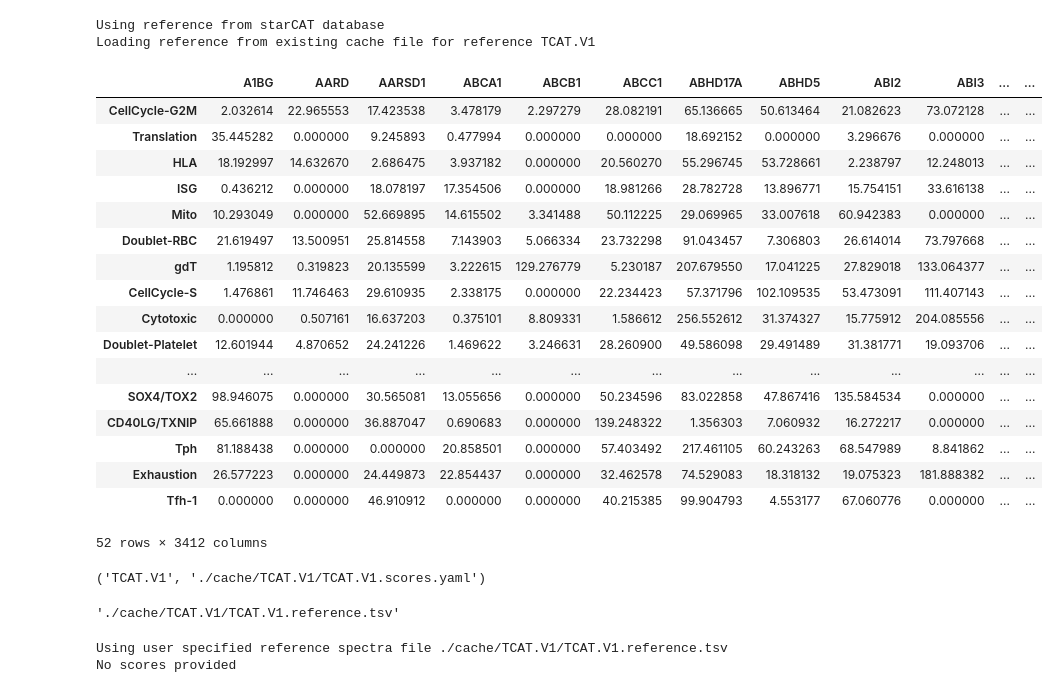
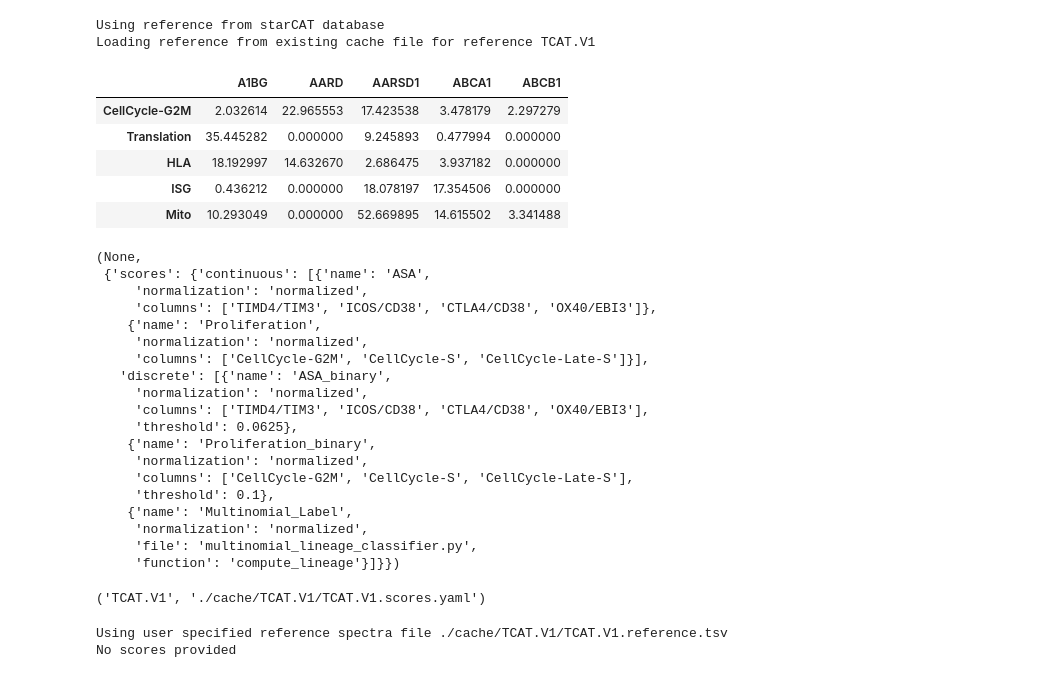
Before and after one commit to immunogenomics/starCAT, a Jupyter notebook: Testing/starCAT_testing.ipynb, the cells around one changed output. Drawn from its saved outputs; the diff is of its cells as text; code cells hidden in the pictures.

```diff
--- a/Testing/starCAT_testing.ipynb
+++ b/Testing/starCAT_testing.ipynb
@@ -32,34 +22,40 @@ cat_obj = starCAT()
 Using reference from starCAT database
 Loading reference from existing cache file for reference TCAT.V1
 # %%
-cat_obj.ref
+cat_obj.ref.iloc[0:5, 0:5]
 # %% [output]
-|  | A1BG | AARD | AARSD1 | ABCA1 | ABCB1 | ABCC1 | ABHD17A | ABHD5 | ABI2 | ABI3 | ... | ... |
-| CellCycle-G2M | 2.032614 | 22.965553 | 17.423538 | 3.478179 | 2.297279 | 28.082191 | 65.136665 | 50.613464 | 21.082623 | 73.072128 | ... | ... |
-| Translation | 35.445282 | 0.000000 | 9.245893 | 0.477994 | 0.000000 | 0.000000 | 18.692152 | 0.000000 | 3.296676 | 0.000000 | ... | ... |
-| HLA | 18.192997 | 14.632670 | 2.686475 | 3.937182 | 0.000000 | 20.560270 | 55.296745 | 53.728661 | 2.238797 | 12.248013 | ... | ... |
-| ISG | 0.436212 | 0.000000 | 18.078197 | 17.354506 | 0.000000 | 18.981266 | 28.782728 | 13.896771 | 15.754151 | 33.616138 | ... | ... |
-| Mito | 10.293049 | 0.000000 | 52.669895 | 14.615502 | 3.341488 | 50.112225 | 29.069965 | 33.007618 | 60.942383 | 0.000000 | ... | ... |
-| Doublet-RBC | 21.619497 | 13.500951 | 25.814558 | 7.143903 | 5.066334 | 23.732298 | 91.043457 | 7.306803 | 26.614014 | 73.797668 | ... | ... |
-| gdT | 1.195812 | 0.319823 | 20.135599 | 3.222615 | 129.276779 | 5.230187 | 207.679550 | 17.041225 | 27.829018 | 133.064377 | ... | ... |
-| CellCycle-S | 1.476861 | 11.746463 | 29.610935 | 2.338175 | 0.000000 | 22.234423 | 57.371796 | 102.109535 | 53.473091 | 111.407143 | ... | ... |
-| Cytotoxic | 0.000000 | 0.507161 | 16.637203 | 0.375101 | 8.809331 | 1.586612 | 256.552612 | 31.374327 | 15.775912 | 204.085556 | ... | ... |
-| Doublet-Platelet | 12.601944 | 4.870652 | 24.241226 | 1.469622 | 3.246631 | 28.260900 | 49.586098 | 29.491489 | 31.381771 | 19.093706 | ... | ... |
-| ... | ... | ... | ... | ... | ... | ... | ... | ... | ... | ... | ... | ... |
-| SOX4/TOX2 | 98.946075 | 0.000000 | 30.565081 | 13.055656 | 0.000000 | 50.234596 | 83.022858 | 47.867416 | 135.584534 | 0.000000 | ... | ... |
-| CD40LG/TXNIP | 65.661888 | 0.000000 | 36.887047 | 0.690683 | 0.000000 | 139.248322 | 1.356303 | 7.060932 | 16.272217 | 0.000000 | ... | ... |
-| Tph | 81.188438 | 0.000000 | 0.000000 | 20.858501 | 0.000000 | 57.403492 | 217.461105 | 60.243263 | 68.547989 | 8.841862 | ... | ... |
-| Exhaustion | 26.577223 | 0.000000 | 24.449873 | 22.854437 | 0.000000 | 32.462578 | 74.529083 | 18.318132 | 19.075323 | 181.888382 | ... | ... |
-| Tfh-1 | 0.000000 | 0.000000 | 46.910912 | 0.000000 | 0.000000 | 40.215385 | 99.904793 | 4.553177 | 67.060776 | 0.000000 | ... | ... |
+|  | A1BG | AARD | AARSD1 | ABCA1 | ABCB1 |
+| CellCycle-G2M | 2.032614 | 22.965553 | 17.423538 | 3.478179 | 2.297279 |
+| Translation | 35.445282 | 0.000000 | 9.245893 | 0.477994 | 0.000000 |
+| HLA | 18.192997 | 14.632670 | 2.686475 | 3.937182 | 0.000000 |
+| ISG | 0.436212 | 0.000000 | 18.078197 | 17.354506 | 0.000000 |
+| Mito | 10.293049 | 0.000000 | 52.669895 | 14.615502 | 3.341488 |
-52 rows × 3412 columns
+# %%
+cat_obj.scores, cat_obj.score_data
+# %% [output]
+(None,
+ {'scores': {'continuous': [{'name': 'ASA',
+     'normalization': 'normalized',
+     'columns': ['TIMD4/TIM3', 'ICOS/CD38', 'CTLA4/CD38', 'OX40/EBI3']},
+    {'name': 'Proliferation',
+     'normalization': 'normalized',
+     'columns': ['CellCycle-G2M', 'CellCycle-S', 'CellCycle-Late-S']}],
+   'discrete': [{'name': 'ASA_binary',
+     'normalization': 'normalized',
+     'columns': ['TIMD4/TIM3', 'ICOS/CD38', 'CTLA4/CD38', 'OX40/EBI3'],
+     'threshold': 0.0625},
+    {'name': 'Proliferation_binary',
+     'normalization': 'normalized',
+     'columns': ['CellCycle-G2M', 'CellCycle-S', 'CellCycle-Late-S'],
+     'threshold': 0.1},
+    {'name': 'Multinomial_Label',
+     'normalization': 'normalized',
+     'file': 'multinomial_lineage_classifier.py',
+     'function': 'compute_lineage'}]}})
 # %%
 cat_obj.ref_name, cat_obj.score_path
 # %% [output]
 ('TCAT.V1', './cache/TCAT.V1/TCAT.V1.scores.yaml')
-# %%
-'./cache/TCAT.V1/TCAT.V1.reference.tsv'
-# %% [output]
-'./cache/TCAT.V1/TCAT.V1.reference.tsv'
 # %%
 cat_obj = starCAT(reference = './cache/TCAT.V1/TCAT.V1.reference.tsv')
 # %% [output]
```
Also changed, not shown: parts of 58 cells of this notebook.
